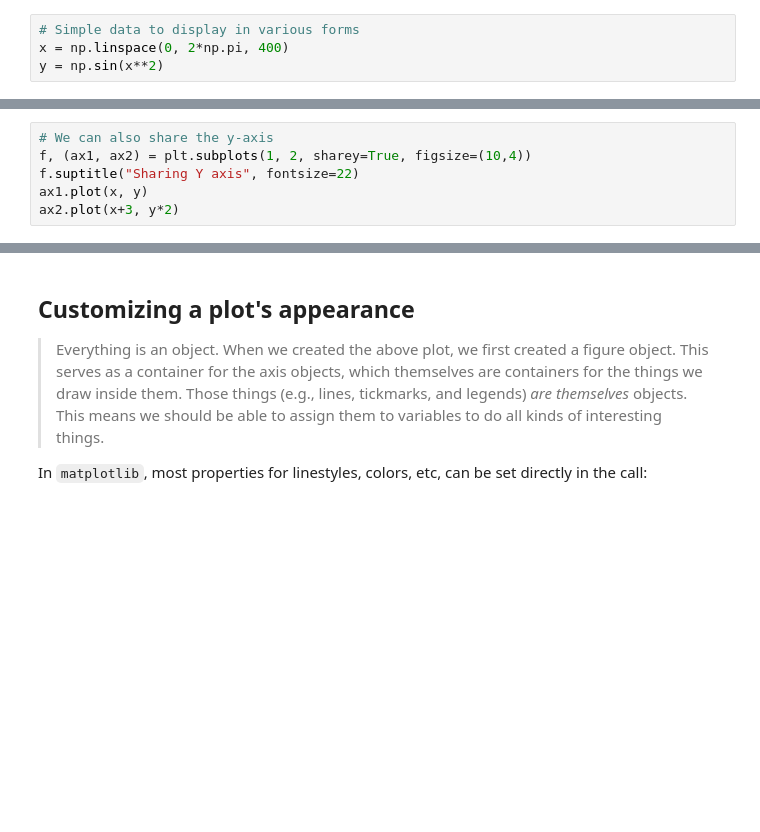
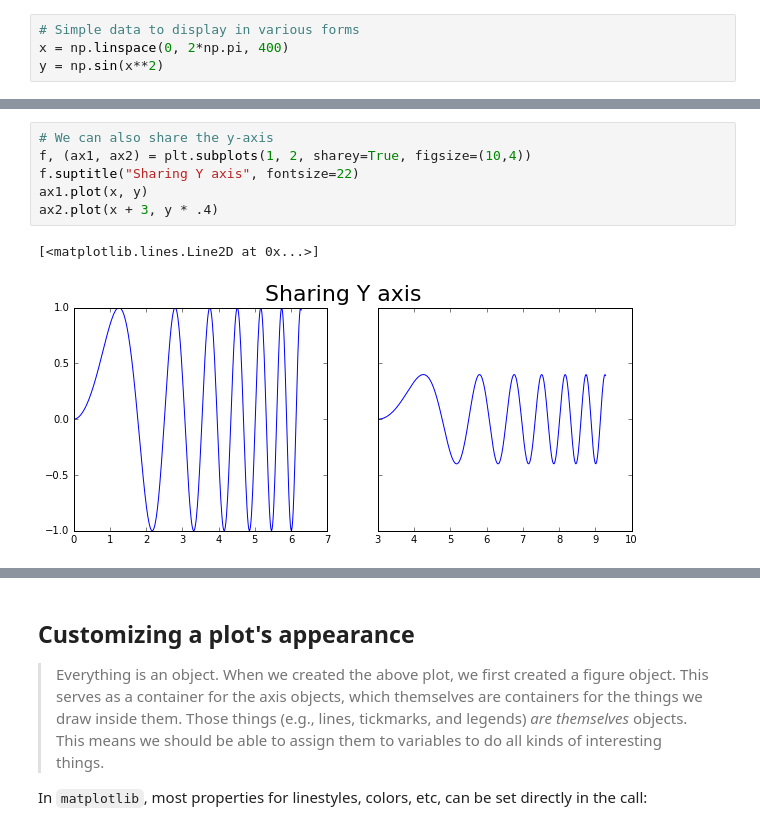
Before and after one commit to profjsb/python-bootcamp, a Jupyter notebook: Lectures/21_NumpyMatplotlib/IntroMatplolib.ipynb, the cells around one changed output, grey strips where cells are left out. Cells and saved outputs as stored; diff of their text form; blank space fills up the shorter version.

```diff
--- a/Lectures/21_NumpyMatplotlib/IntroMatplolib.ipynb
+++ b/Lectures/21_NumpyMatplotlib/IntroMatplolib.ipynb
@@ -202,9 +232,12 @@ axarr[1].plot(x+4, y*0.8)
 # %%
 # We can also share the y-axis
 f, (ax1, ax2) = plt.subplots(1, 2, sharey=True, figsize=(10,4))
 f.suptitle("Sharing Y axis", fontsize=22)
 ax1.plot(x, y)
-ax2.plot(x+3, y*2)
+ax2.plot(x + 3, y * .4)
+# %% [output]
+[<matplotlib.lines.Line2D at 0x...>]
+[figure, added]
 # %%
 # For the sake of exhaustive completeness, we can also share both
 # Three subplots sharing both x/y axes
```
Also changed, not shown: parts of 48 cells of this notebook, 2 other files.
